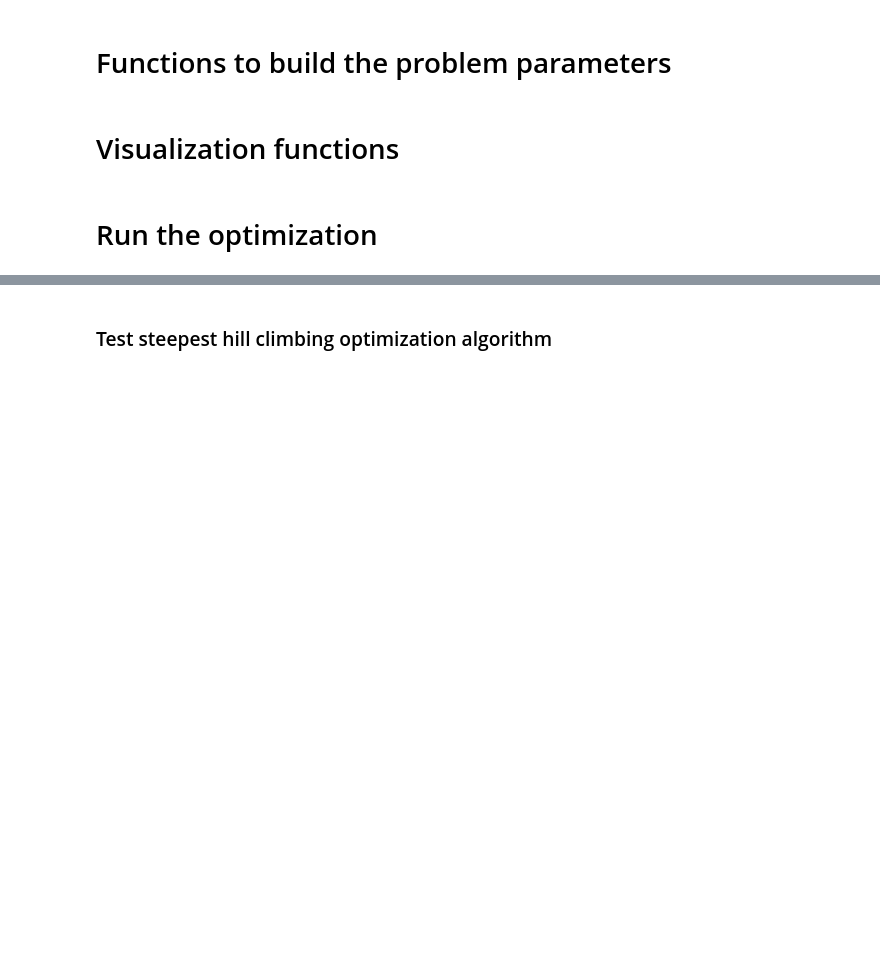
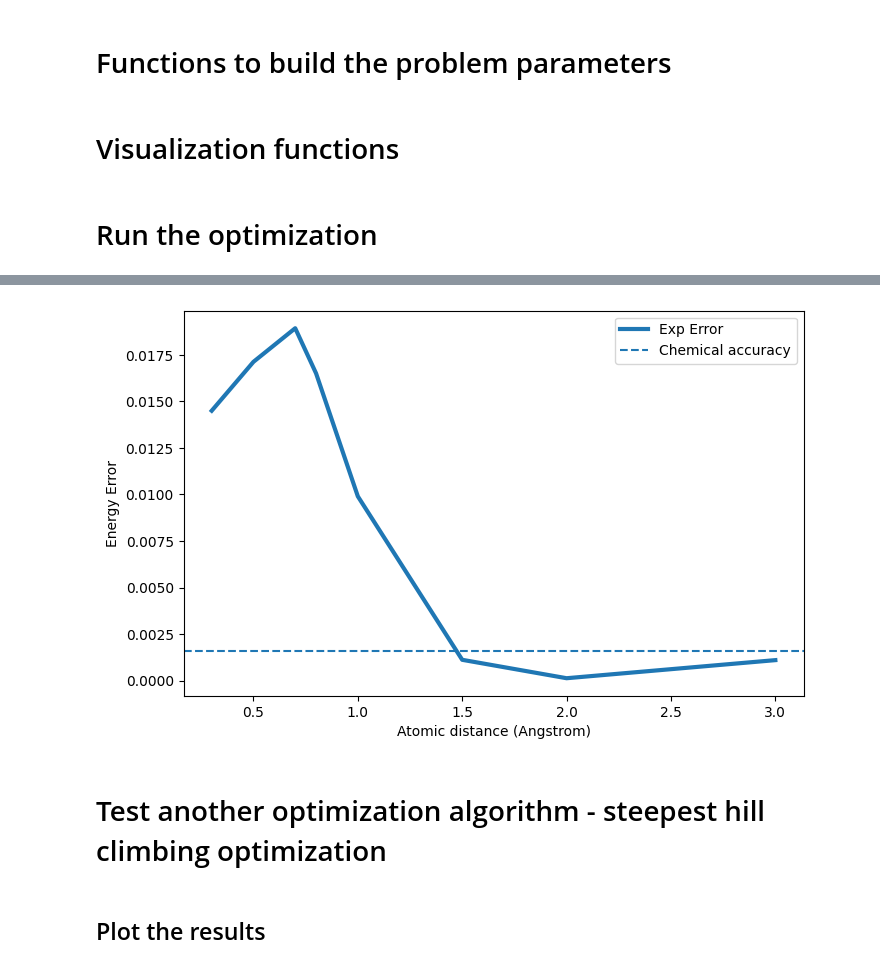
Before and after one commit to dekelmeirom/PANSATZ, a Jupyter notebook: pansatz_heh_simulation.ipynb, the cells around one changed output, grey strips where cells are left out. Saved outputs shown, nothing was run; the diff lists cells and outputs as text; code cells hidden in the pictures; blank space fills up the shorter version.

```diff
--- a/pansatz_heh_simulation.ipynb
+++ b/pansatz_heh_simulation.ipynb
@@ -771,9 +806,9 @@ def plot_energies(energies, exp_energies, distances):
     plt.legend()
     plt.show()
 # %%
-def plot_energies_error(energies, exp_energies, distances):
+def plot_energies_error(exact_energies, exp_energies, distances):
     fig = plt.figure(figsize=(8, 5))
-    plt.plot(distances, np.abs(np.array(energies) - np.array(exp_energies)), lw=3, label="Exp Error")
+    plt.plot(distances, np.abs(np.array(exact_energies) - np.array(exp_energies)), lw=3, label="Exp Error")
     plt.axhline(0.0016, linestyle='--', label="Chemical accuracy")
     plt.xlabel('Atomic distance (Angstrom)')
     plt.ylabel('Energy Error')
@@ -882,5 +957,9 @@ for dist in dists:
+# %%
+plot_energies_error(exact_energies, exp_energies, dists)
+# %% [output]
+[figure, added]
 # %% [markdown]
-### Test steepest hill climbing optimization algorithm
+# Test another optimization algorithm - steepest hill climbing optimization
 # %%
 dists = [0.3, 0.5, 0.7, 0.8, 1, 1.5, 2, 3]
 
@@ -982,3 +1063,5 @@ for dist in dists:
     print("number of iterations: " + str(i))
     opt_sched = create_ansatz(cur_theta, dt, backend, layers=layers, qubits=qubits)
     print("solution schedule duration: " + str(opt_sched.duration * dt) + " [ns]")
+# %% [markdown]
+## Plot the results
```
Also changed, not shown: parts of 21 cells of this notebook, 5 other files.
